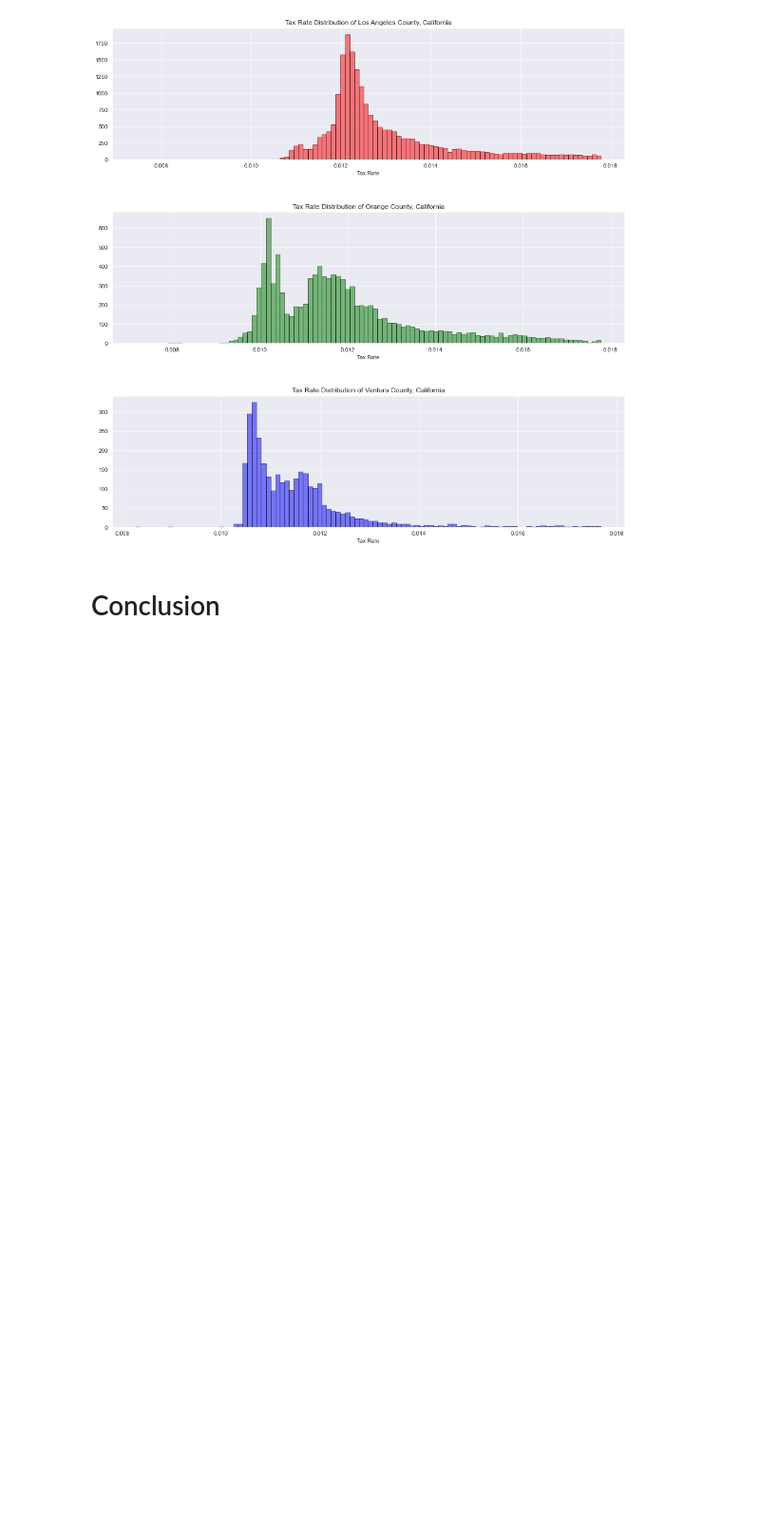
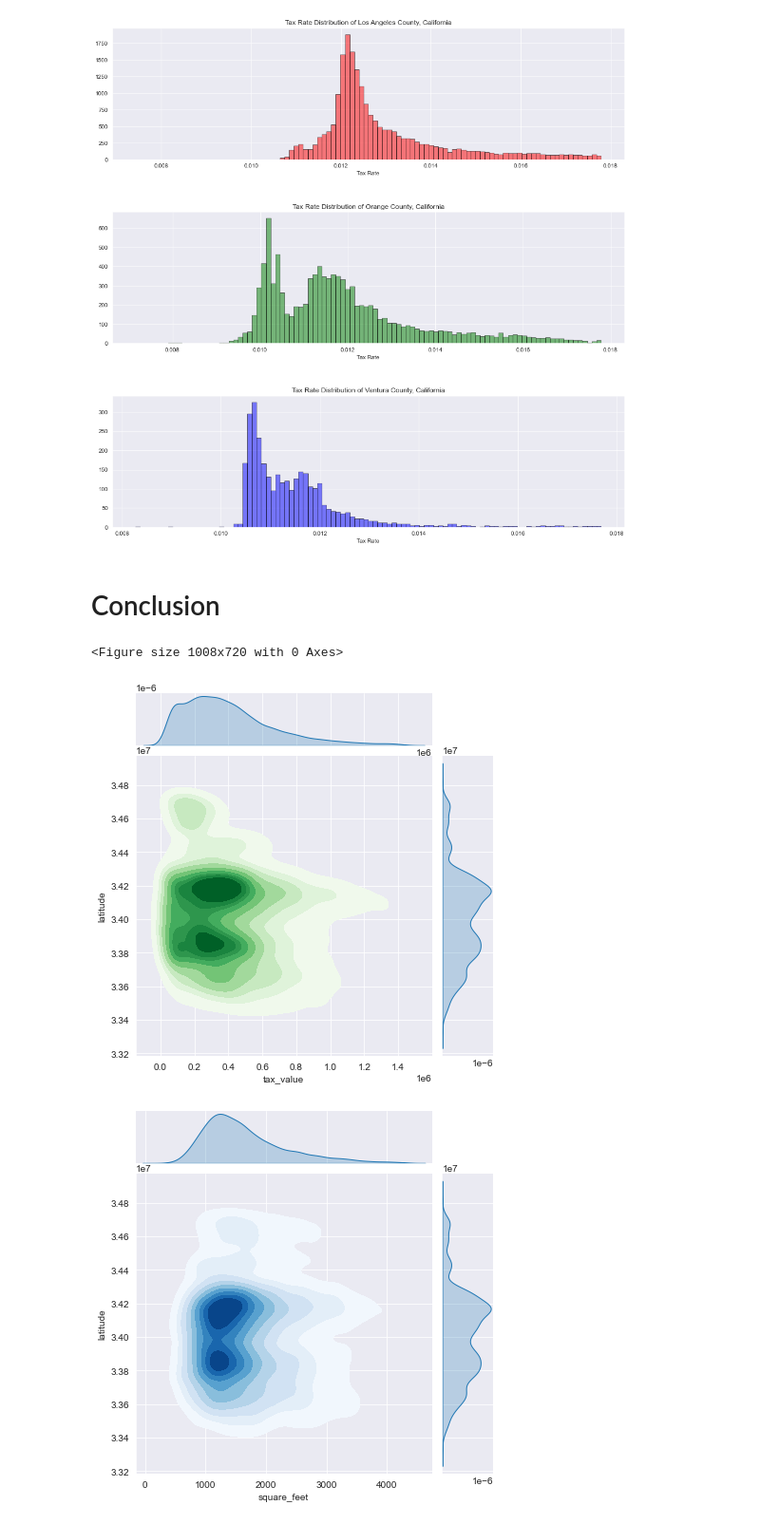
Before and after one commit to mdalton87/regression-exercises, a Jupyter notebook: regression_project/zillow_final_notebook.ipynb, the cells around one changed output. Shown: that part at 95% size. Cells and saved outputs as stored; diff of their text form; code cells hidden in the pictures; blank space fills up the shorter version.

```diff
--- a/regression_project/zillow_final_notebook.ipynb
+++ b/regression_project/zillow_final_notebook.ipynb
@@ -557,30 +557,34 @@ plt.show()
 # %% [markdown]
 # Conclusion
 # %%
-# plt.figure(figsize=(14,10))
+plt.figure(figsize=(14,10))
 
 
-# sns.jointplot(data = train,
-#               x = 'tax_value',
-#               y = 'latitude',
-#               kind = 'kde',
-#               cmap = 'Greens',
-#               fill = True)
+sns.jointplot(data = train,
+              x = 'tax_value',
+              y = 'latitude',
+              kind = 'kde',
+              cmap = 'Greens',
+              fill = True)
 
 
-# plt.ylabel('South', loc='bottom')
-# plt.ylabel('Latitude', loc='center')
-# plt.ylabel('North', loc='top')
+plt.ylabel('South', loc='bottom')
+plt.ylabel('Latitude', loc='center')
+plt.ylabel('North', loc='top')
 
 
-# plt.show()
+plt.show()
 
-# sns.jointplot(data = train,
-#               x = 'square_feet',
-#               y = 'latitude',
-#               kind = 'kde',
-#               cmap = 'Blues',
-#               fill = True)
+sns.jointplot(data = train,
+              x = 'square_feet',
+              y = 'latitude',
+              kind = 'kde',
+              cmap = 'Blues',
+              fill = True)
 
-# plt.show()
+plt.show()
+# %% [output]
+<Figure size 1008x720 with 0 Axes>
+[figure, added]
+[figure, added]
 # %%
```
Also changed, not shown: parts of 1 cell of this notebook, 3 other files.
